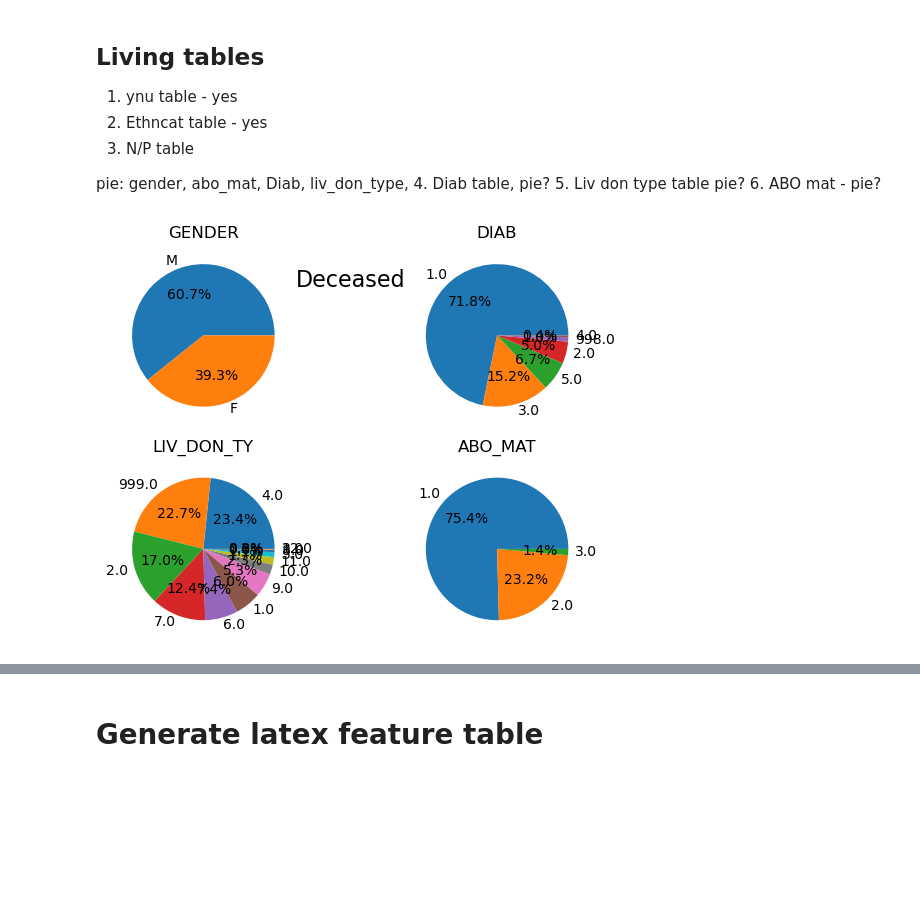
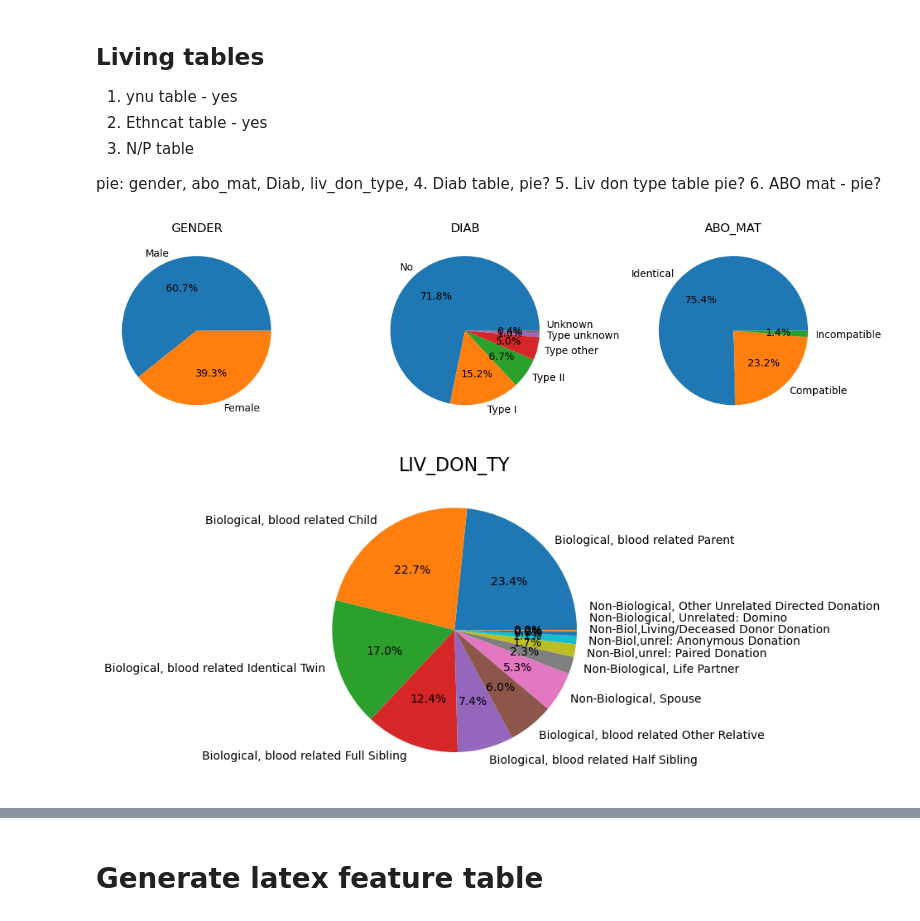
Before and after one commit to krllstdn/BachelorProject, a Jupyter notebook: Code/data_analysis.ipynb, the cells around one changed output, grey strips where cells are left out. Cells and saved outputs as stored; diff of their text form; code cells hidden in the pictures; blank space fills up the shorter version.

```diff
--- a/Code/data_analysis.ipynb
+++ b/Code/data_analysis.ipynb
@@ -153,0 +160,20 @@ categorical_deceased = [
+# %%
+import json
+
+def get_deceased_cat_feature_values(feature:str):
+    deceased_file = "../Application/models/coxnet_deceased_desc.json"
+
+    with open(deceased_file, "r") as f:
+        dec_data = json.load(f)
+    ethcat_dict = [x for x in dec_data['features'] if x['name'] == feature][0]
+    values = ethcat_dict['possible_values'].values()
+    return values
+
+def get_living_cat_feature_values(feature:str):
+    living_file = "../Application/models/coxnet_living_desc.json"
+
+    with open(living_file, "r") as f:
+        liv_data = json.load(f)
+    ethcat_dict = [x for x in liv_data['features'] if x['name'] == feature][0]
+    values = ethcat_dict['possible_values'].values()
+    return values
@@ -209,32 +324,29 @@ pie: gender, abo_mat, Diab, liv_don_type,
 # %%
 import matplotlib.pyplot as plt
 
 # Create a figure and two subplots
-fig, ((ax1, ax2), (ax3, ax4)) = plt.subplots(2, 2)
+fig, (ax1, ax2, ax3) = plt.subplots(1, 3, figsize=(11, 6))
 
 
 # Plot on the first subplot
 deceased_counts = living['GENDER'].value_counts()
-ax1.pie(deceased_counts, labels=deceased_counts.index, autopct='%1.1f%%')
+ax1.pie(deceased_counts, labels=get_living_cat_feature_values('GENDER'), autopct='%1.1f%%')
 ax1.set_title('GENDER')
 
 # Plot on the second subplot
 transfusions = living['DIAB'].value_counts()
-ax2.pie(transfusions, labels=transfusions.index, autopct='%1.1f%%') # todo: add labels
+patches, texts, autotexts = ax2.pie(transfusions, labels=get_living_cat_feature_values('DIAB'), autopct='%1.1f%%')
+texts[-1]._y = 0.08
 ax2.set_title('DIAB')
 
-gender = living['LIV_DON_TY'].value_counts()
-ax3.pie(gender, labels=gender.index, autopct='%1.1f%%')
-ax3.set_title("LIV_DON_TY")
+abo = living['ABO_MAT'].value_counts()
+ax3.pie(abo, labels=get_living_cat_feature_values('ABO_MAT'), autopct='%1.1f%%')
+ax3.set_title("ABO_MAT")
 
-abo = living['ABO_MAT'].value_counts()
-ax4.pie(abo, labels=abo.index, autopct='%1.1f%%')
-ax4.set_title("ABO_MAT")
-
-fig.suptitle('Deceased', y=0.80, fontsize=16)
+# fig.suptitle('Living', y=0.80, fontsize=16)
 
 # Adjust the layout and display the plot
 plt.tight_layout()
 plt.show()
 # %% [output]
-[figure, old version]
+[figure, new version]
@@ -240,0 +366,11 @@ plt.show()
+# %%
+liv_don_ty = living['LIV_DON_TY'].value_counts()
+labels = get_living_donor_ty_values()
+patches, texts, autotexts = plt.pie(liv_don_ty, labels=labels, autopct='%1.1f%%')
+texts[-1]._y = 0.2
+texts[-2]._y = 0.1
+texts[-3]._y = 0.01
+plt.title("LIV_DON_TY", fontsize=16)
+plt.show()
+# %% [output]
+[figure, added]
```
Also changed, not shown: parts of 17 cells of this notebook, 5 other files.
